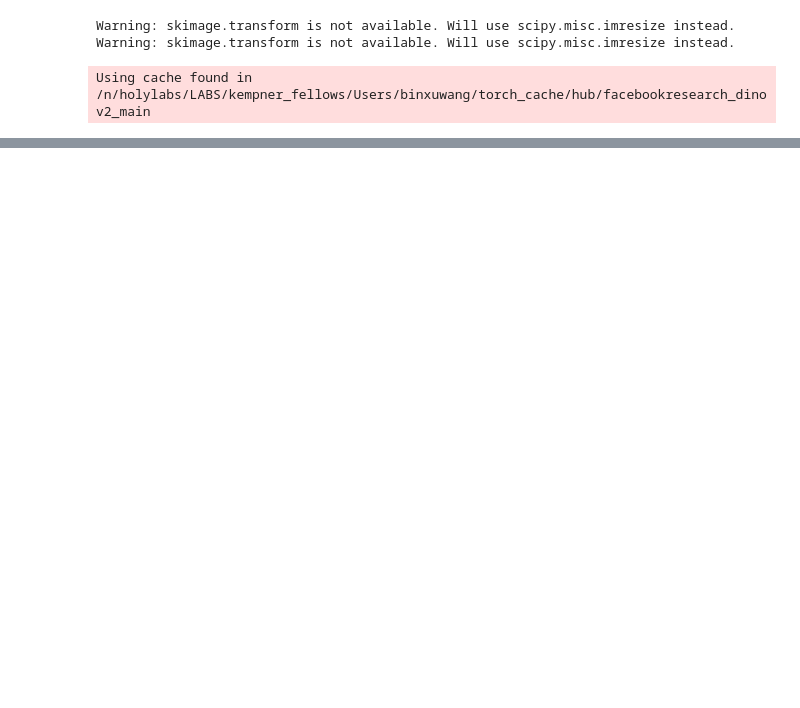
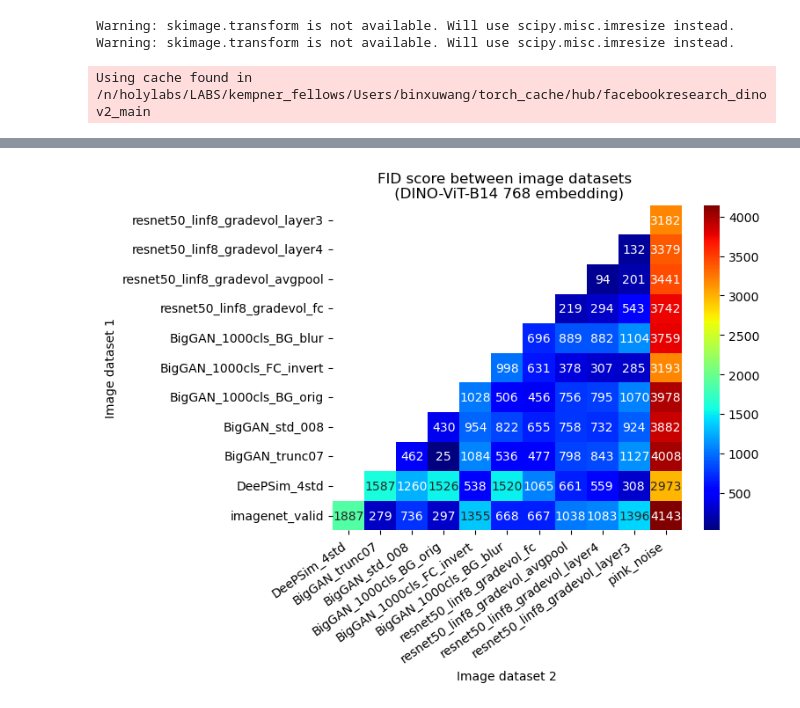
Before and after one commit to Animadversio/Neuro-ActMax-GAN-comparison, a Jupyter notebook: neuro_data_analysis/Evol_img_embedding_analysis.ipynb, the cells around one changed output, grey strips where cells are left out. Drawn from its saved outputs; the diff is of its cells as text; code cells hidden in the pictures; blank space fills up the shorter version.

Commit message:
new analyses of image embedding

```diff
--- a/neuro_data_analysis/Evol_img_embedding_analysis.ipynb
+++ b/neuro_data_analysis/Evol_img_embedding_analysis.ipynb
@@ -43,0 +329,6 @@ Using cache found in /n/holylabs/LABS/kempner_fellows/Users/binxuwang/torch_cach
+# %%
+def compute_frechet_distance_terms(mu1, mu2, cov1, cov2):
+    a = (mu1 - mu2).square().sum(dim=-1)
+    b = cov1.trace() + cov2.trace()
+    c = torch.linalg.eigvals(cov1 @ cov2).sqrt().real.sum(dim=-1)
+    return a, (b - 2 * c)
@@ -43,0 +350,14 @@ Using cache found in /n/holylabs/LABS/kempner_fellows/Users/binxuwang/torch_cach
+# %%
+dataset_strs = list(embed_col.keys())
+fid_col = {}
+fid_terms_col = {}
+for i in range(len(dataset_strs)):
+    for j in range(i+1, len(dataset_strs)):
+        dataset_str1, dataset_str2 = dataset_strs[i], dataset_strs[j]
+        mu1, cov1 = mu_cov_col[dataset_str1]
+        mu2, cov2 = mu_cov_col[dataset_str2]
+        fid = compute_frechet_distance(mu1, mu2, cov1, cov2)
+        fid_mean, fid_cov = compute_frechet_distance_terms(mu1, mu2, cov1, cov2)
+        print(f"{dataset_str1} vs {dataset_str2} : {fid:.0f} (m {fid_mean:.0f} cov {fid_cov:.0f})")
+        fid_col[(dataset_str1, dataset_str2)] = fid.cpu().item()
+        fid_terms_col[(dataset_str1, dataset_str2)] = fid_mean.cpu().item(), fid_cov.cpu().item()
@@ -43,0 +382,27 @@ Using cache found in /n/holylabs/LABS/kempner_fellows/Users/binxuwang/torch_cach
+# %%
+import seaborn as sns
+import pandas as pd
+df = pd.DataFrame(fid_col.values(), index=pd.MultiIndex.from_tuples(fid_col.keys()), columns=["FID"])
+df["FID_mean"] = [fid_terms_col[k][0] for k in fid_col.keys()]
+df["FID_cov"] = [fid_terms_col[k][1] for k in fid_col.keys()]
+# df["FID"] = df["FID"].map(lambda x: x.item())
+os.makedirs(join(GANembed_root, "summary"), exist_ok=True)
+df.to_csv(join(GANembed_root, "summary", "dataset_DINO_FID.csv"))
+# %%
+df_mat = df.reset_index().pivot(index="level_0", columns="level_1", values="FID", )
+# order the row and column
+df_mat_order = df_mat.loc[dataset_strs[:-1]][dataset_strs[1:]]
+df_mat_order.to_csv(join(GANembed_root, "summary", "dataset_DINO_FID_ordmat.csv"))
+# plot the FID score as distance matrix
+sns.heatmap(df_mat_order, cmap="jet", annot=True, fmt=".0f")
+# inver the y axis
+plt.gca().invert_yaxis()
+# plt.gca().invert_xaxis()
+# rotate the x axis label
+plt.xticks(rotation=35, ha="right")
+plt.xlabel("Image dataset 2")
+plt.ylabel("Image dataset 1")
+plt.title(f"FID score between image datasets \n (DINO-ViT-B14 {embed.shape[1]} embedding)")
+saveallforms(join(GANembed_root, "summary"), "dataset_DINO_FID_ordmat")
+# %% [output]
+[figure, added]
```
Also changed, not shown: parts of 86 cells of this notebook, 1 other file.
